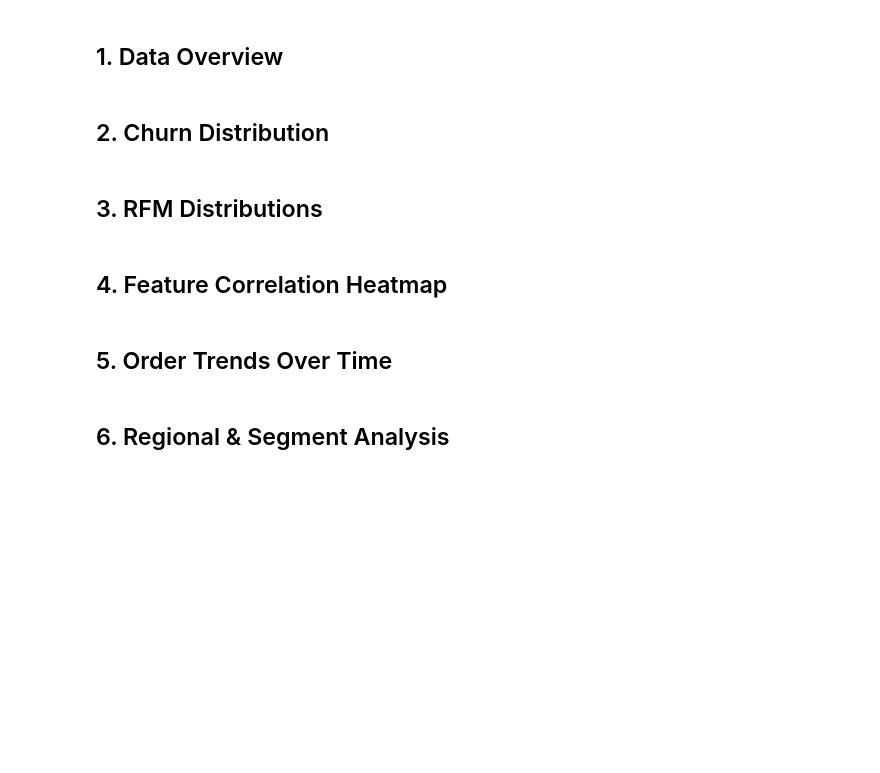
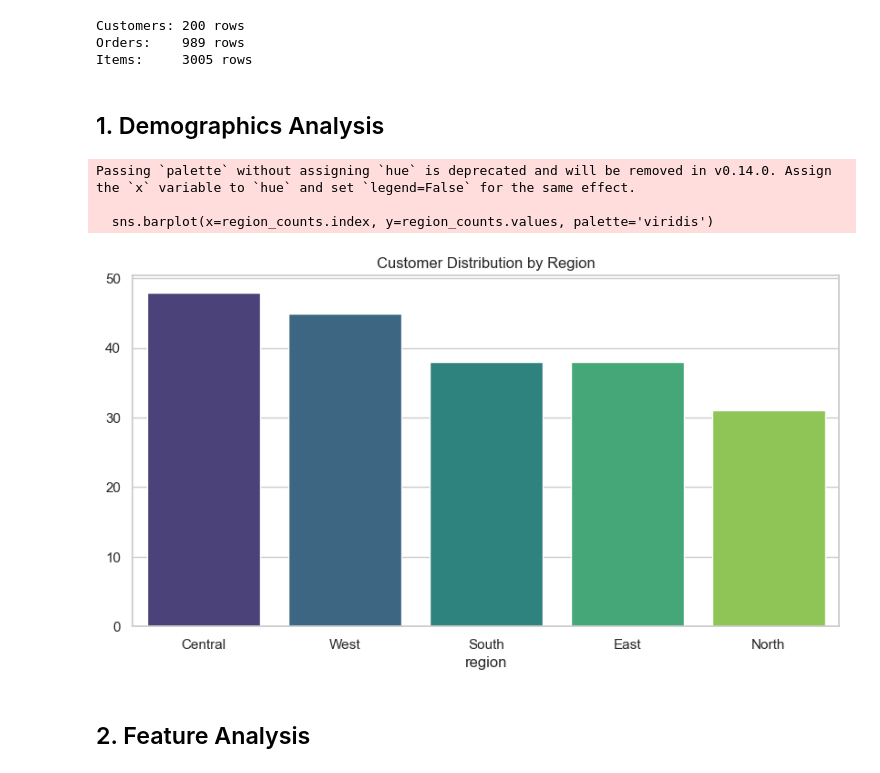
Before and after one commit to dhananjaykr9/CRIS, a Jupyter notebook: notebooks/01_eda.ipynb, the cells around one changed output. Drawn from its saved outputs; the diff is of its cells as text; code cells hidden in the pictures; blank space fills up the shorter version.

```diff
--- a/notebooks/01_eda.ipynb
+++ b/notebooks/01_eda.ipynb
@@ -24,13 +28,42 @@ print('Libraries loaded.')
+# %%
+
+# Load tables safely
+try:
+    customers = run_query('SELECT * FROM customers')
+except Exception:
+    customers = pd.DataFrame()
+    print("Could not load customers")
+
+try:
+    orders = run_query('SELECT * FROM orders')
+except Exception:
+    orders = pd.DataFrame()
+    print("Could not load orders (missing in local DB)")
+
+try:
+    items = run_query('SELECT * FROM order_items')
+except Exception:
+    items = pd.DataFrame()
+    print("Could not load items (missing in local DB)")
+
+try:
+    labels = run_query('SELECT * FROM customer_labels')
+except Exception:
+    labels = pd.DataFrame()
+    print("Could not load labels (missing in local DB)")
+
+try:
+    features = run_query('SELECT * FROM customer_features')
+except Exception:
+    features = pd.DataFrame()
+    print("Could not load features")
+
+print(f'Customers: {len(customers)} rows')
+print(f'Orders:    {len(orders)} rows')
+print(f'Items:     {len(items)} rows')
+# %% [output]
+Customers: 200 rows
+Orders:    989 rows
+Items:     3005 rows
 # %% [markdown]
-## 1. Data Overview
+## 1. Demographics Analysis
-# %%
-# Load tables
-customers = run_query('SELECT * FROM dbo.customers')
-orders = run_query('SELECT * FROM dbo.orders')
-items = run_query('SELECT * FROM dbo.order_items')
-
-print(f'Customers: {len(customers)} rows')
-print(f'Orders:    {len(orders)} rows')
-print(f'Items:     {len(items)} rows')
-print()
-customers.head()
@@ -41,2 +70,17 @@ items.head()
+# %%
+
+if not customers.empty and 'region' in customers.columns:
+    region_counts = customers['region'].value_counts()
+    plt.figure(figsize=(10,5))
+    sns.barplot(x=region_counts.index, y=region_counts.values, palette='viridis')
+    plt.title('Customer Distribution by Region')
+    plt.show()
+else:
+    print("Skipping regional analysis due to missing data.")
+# %% [output]
+Passing `palette` without assigning `hue` is deprecated and will be removed in v0.14.0. Assign the `x` variable to `hue` and set `legend=False` for the same effect.
+
+  sns.barplot(x=region_counts.index, y=region_counts.values, palette='viridis')
+[figure, added]
 # %% [markdown]
-## 2. Churn Distribution
+## 2. Feature Analysis
@@ -64,2 +86,0 @@ plt.show()
-# %% [markdown]
-## 3. RFM Distributions
@@ -86,2 +86,0 @@ plt.show()
-# %% [markdown]
-## 4. Feature Correlation Heatmap
@@ -109,2 +86,0 @@ plt.show()
-# %% [markdown]
-## 5. Order Trends Over Time
@@ -145,2 +86,0 @@ plt.show()
-# %% [markdown]
-## 6. Regional & Segment Analysis
```
Also changed, not shown: parts of 12 cells of this notebook, 15 other files.
